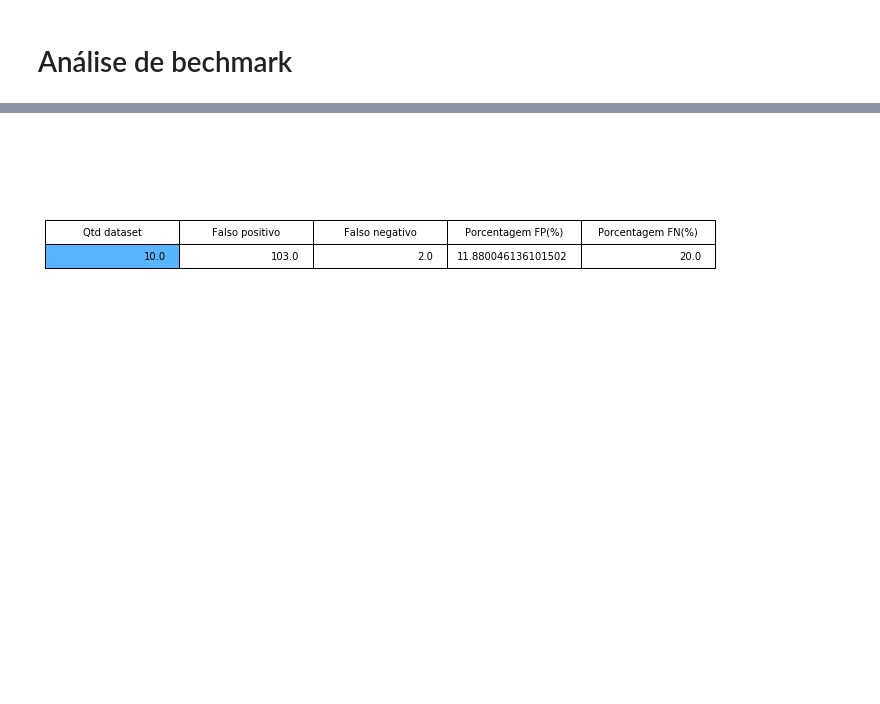
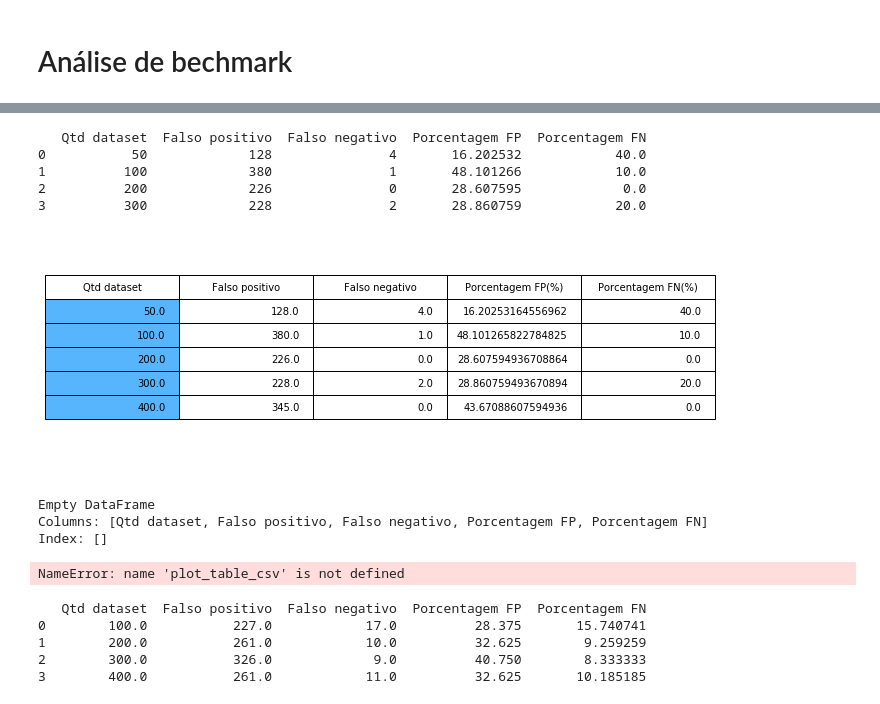
Before and after one commit to joberthrogers18/Machine-learning-training-PIBIC, a Jupyter notebook: try_speech/SimpleRecognitionAudio/DeadSimpleSpeechRecognition.ipynb, the cells around one changed output, grey strips where cells are left out. Saved outputs shown, nothing was run; the diff lists cells and outputs as text; code cells hidden in the pictures; blank space fills up the shorter version.

Commit message:
Added more analyses to repo
Signed-off-by: Joberth Rogers <joberth.rogers18@gmail.com>

```diff
--- a/try_speech/SimpleRecognitionAudio/DeadSimpleSpeechRecognition.ipynb
+++ b/try_speech/SimpleRecognitionAudio/DeadSimpleSpeechRecognition.ipynb
@@ -265,33 +335,62 @@ Index: []
 import matplotlib.pyplot as plt
 import  pandas as pd
 
-data = pd.read_csv('save.csv')
-cell_text = data.values.tolist()
+def plot_table_csv(filename):
+    data = pd.read_csv( filename )
+    cell_text = data.values.tolist()
 
-# Prepare table
-columns = (
-    'Qtd dataset',
-    'Falso positivo',
-    'Falso negativo',
-    'Porcentagem FP(%)',
-    'Porcentagem FN(%)'
-)
+    # Prepare table
+    columns = (
+        'Qtd dataset',
+        'Falso positivo',
+        'Falso negativo',
+        'Porcentagem FP(%)',
+        'Porcentagem FN(%)'
+    )
 
-# Add a table at the bottom of the axes
-colors = [["#56b5fd","w","w","w","w"]]
+    # Add a table at the bottom of the axes
+    colors = [["#56b5fd","w","w","w","w"]]
 
-for i in range( len(cell_text) - 1 ):
-    colors.append(["#56b5fd","w","w","w","w"])
+    for i in range( len(cell_text) - 1 ):
+        colors.append(["#56b5fd","w","w","w","w"])
 
-fig, ax = plt.subplots()
-ax.axis('tight')
-ax.axis('off')
-the_table = ax.table(cellText=cell_text,cellColours=colors,
-                    colWidths=[.4]*5, colLabels=columns,loc='center')
+    fig, ax = plt.subplots()
+    ax.axis('tight')
+    ax.axis('off')
+    the_table = ax.table(cellText=cell_text,cellColours=colors,
+                        colWidths=[.4]*5, colLabels=columns,loc='center')
 
-the_table.set_fontsize(20)
-the_table.scale(1, 2)
+    the_table.set_fontsize(20)
+    the_table.scale(1, 2)
 
-plt.show()
+    plt.show()
-# %% [output]
-[figure, removed]
+# %%
+save_data_analyse('save_test2.csv')
+# %% [output]
+   Qtd dataset  Falso positivo  Falso negativo  Porcentagem FP  Porcentagem FN
+0           50             128               4       16.202532            40.0
+1          100             380               1       48.101266            10.0
+2          200             226               0       28.607595             0.0
+3          300             228               2       28.860759            20.0
+# %%
+plot_table_csv('save_test2.csv')
+# %% [output]
+[figure, added]
+# %%
+save_data_analyse('save.csv')
+# %% [output]
+Empty DataFrame
+Columns: [Qtd dataset, Falso positivo, Falso negativo, Porcentagem FP, Porcentagem FN]
+Index: []
+# %%
+plot_table_csv('save.csv')
+# %% [output]
+NameError: name 'plot_table_csv' is not defined
+# %%
+save_data_analyse('save_test3.csv')
+# %% [output]
+   Qtd dataset  Falso positivo  Falso negativo  Porcentagem FP  Porcentagem FN
+0        100.0           227.0            17.0          28.375       15.740741
+1        200.0           261.0            10.0          32.625        9.259259
+2        300.0           326.0             9.0          40.750        8.333333
+3        400.0           261.0            11.0          32.625       10.185185
```
Also changed, not shown: parts of 11 cells of this notebook, 1 other file.
